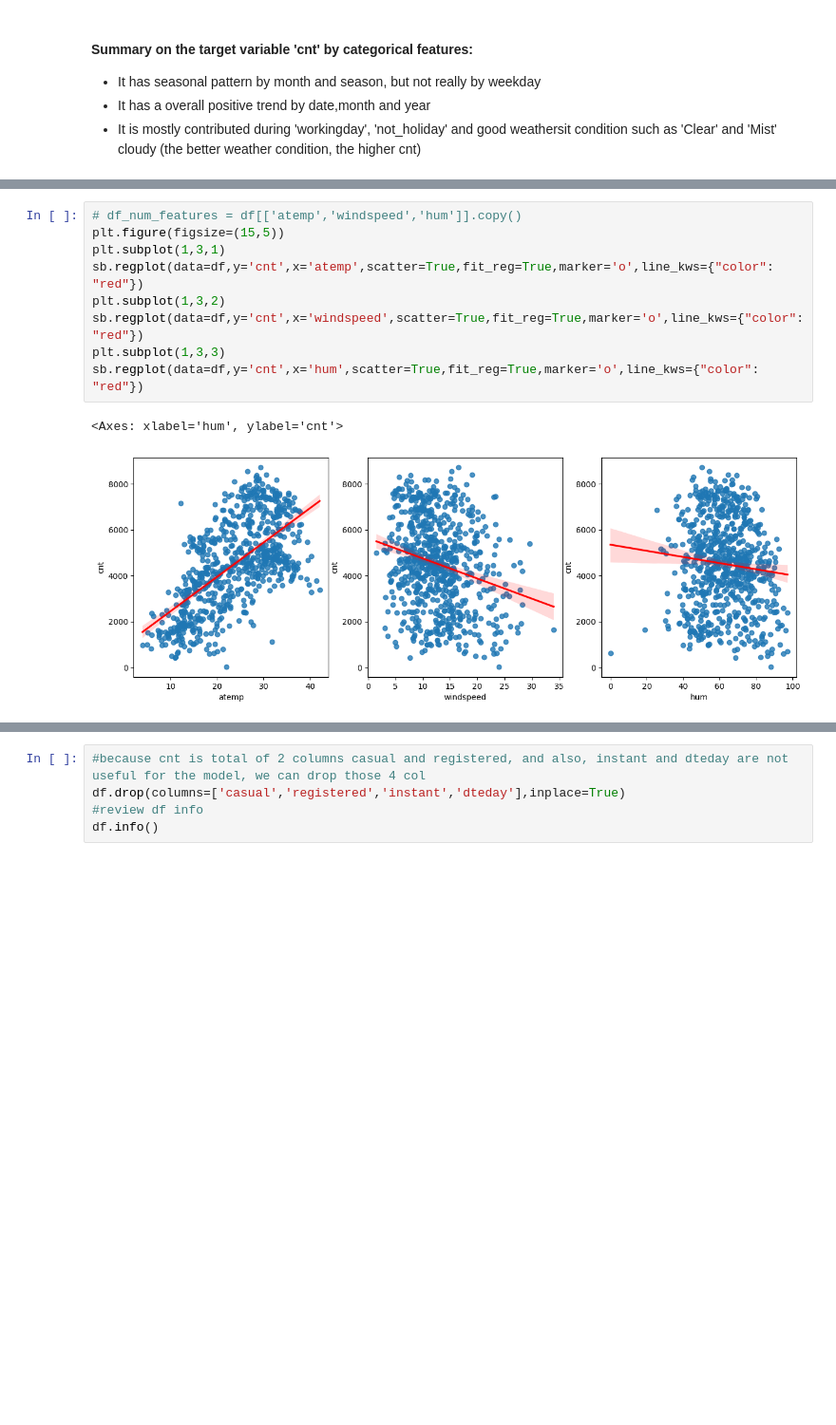
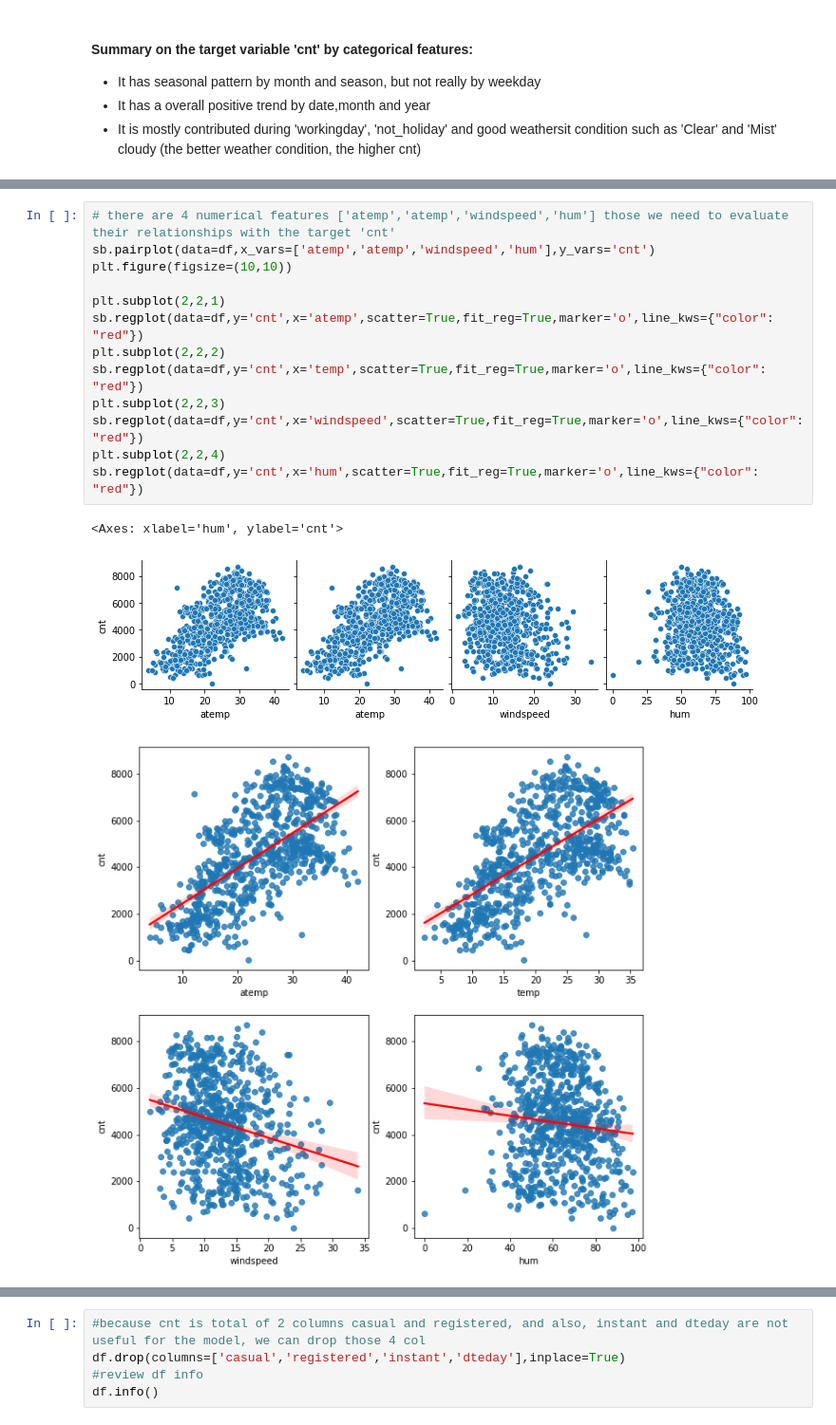
Before and after one commit to nguyenhoangthangbt/BikeSharing_CaseStudy, a Jupyter notebook: BikeSharing.ipynb, the cells around one changed output, grey strips where cells are left out. Shown at 95% size. Drawn from its saved outputs; the diff is of its cells as text; blank space fills up the shorter version.

```diff
--- a/BikeSharing.ipynb
+++ b/BikeSharing.ipynb
@@ -146,14 +130,19 @@ sb.boxplot(data=df,y='cnt',x='holiday',hue='yr')
 # %%
-# df_num_features = df[['atemp','windspeed','hum']].copy()
-plt.figure(figsize=(15,5))
-plt.subplot(1,3,1)
+# there are 4 numerical features ['atemp','atemp','windspeed','hum'] those we need to evaluate their relationships with the target 'cnt'
+sb.pairplot(data=df,x_vars=['atemp','atemp','windspeed','hum'],y_vars='cnt')
+plt.figure(figsize=(10,10))
+
+plt.subplot(2,2,1)
 sb.regplot(data=df,y='cnt',x='atemp',scatter=True,fit_reg=True,marker='o',line_kws={"color": "red"})
-plt.subplot(1,3,2)
+plt.subplot(2,2,2)
+sb.regplot(data=df,y='cnt',x='temp',scatter=True,fit_reg=True,marker='o',line_kws={"color": "red"})
+plt.subplot(2,2,3)
 sb.regplot(data=df,y='cnt',x='windspeed',scatter=True,fit_reg=True,marker='o',line_kws={"color": "red"})
-plt.subplot(1,3,3)
+plt.subplot(2,2,4)
 sb.regplot(data=df,y='cnt',x='hum',scatter=True,fit_reg=True,marker='o',line_kws={"color": "red"})
 # %% [output]
 <Axes: xlabel='hum', ylabel='cnt'>
-[figure, old version]
+[figure, new version]
+[figure, added]
 # %% [markdown]
 #### Summary on the target variable 'cnt' by numerical features:
```
Also changed, not shown: parts of 24 cells of this notebook, 5 other files.
